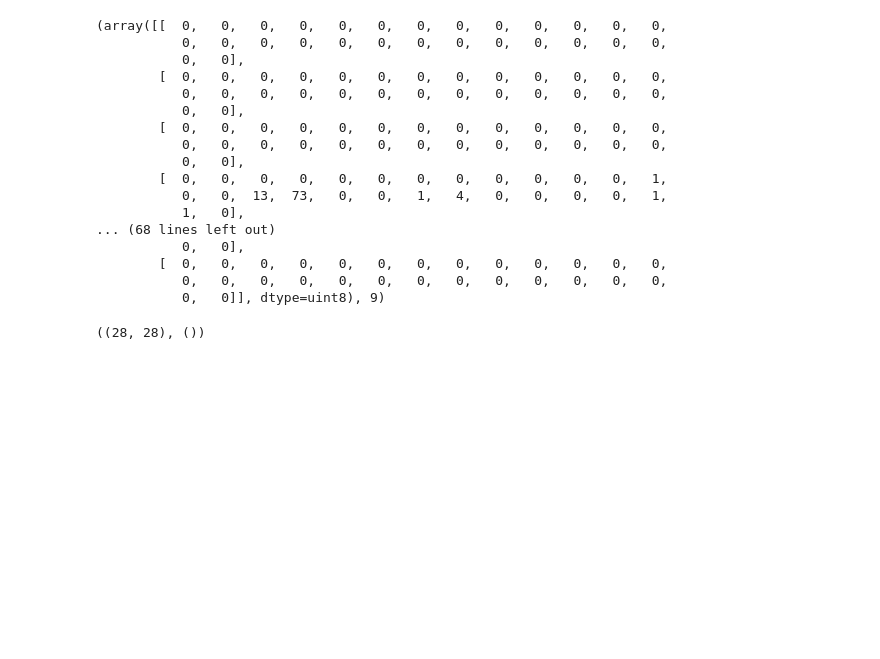
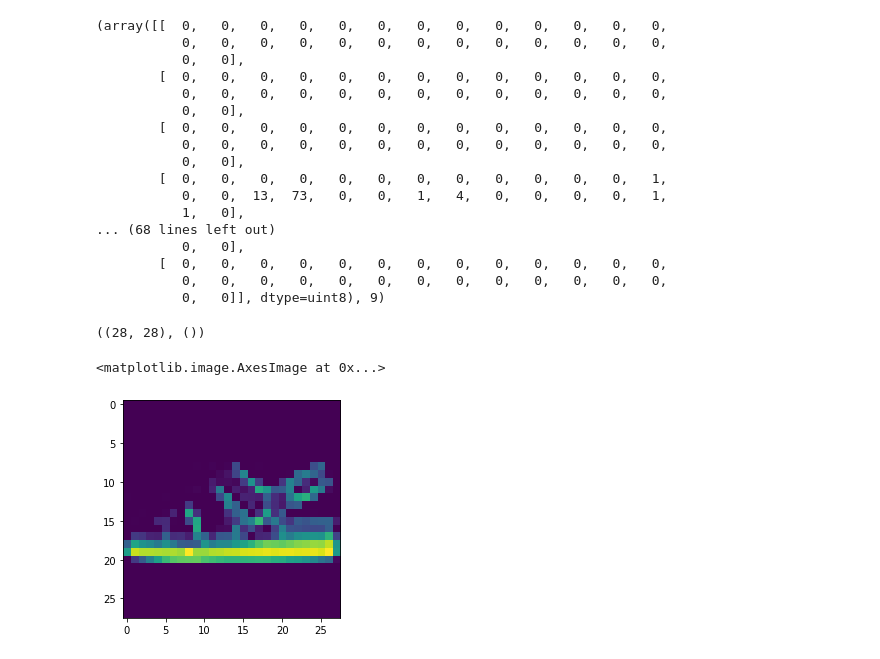
Before and after one commit to sameer203/Tensorflow_, a Jupyter notebook: 04_Multiclass_classificcation_with_tensorflow.ipynb, the cells around one changed output. Cells and saved outputs as stored; diff of their text form; code cells hidden in the pictures; blank space fills up the shorter version.

```diff
--- a/04_Multiclass_classificcation_with_tensorflow.ipynb
+++ b/04_Multiclass_classificcation_with_tensorflow.ipynb
@@ -50,3 +50,8 @@ printtrain_data[0], train_labels[0]
 train_data[0].shape, train_labels[0].shape
 # %% [output]
 ((28, 28), ())
+# %%
+plt.imshow(train_data[9888])
+# %% [output]
+<matplotlib.image.AxesImage at 0x...>
+[figure, added]
```
Also changed, not shown: parts of 7 cells of this notebook.
